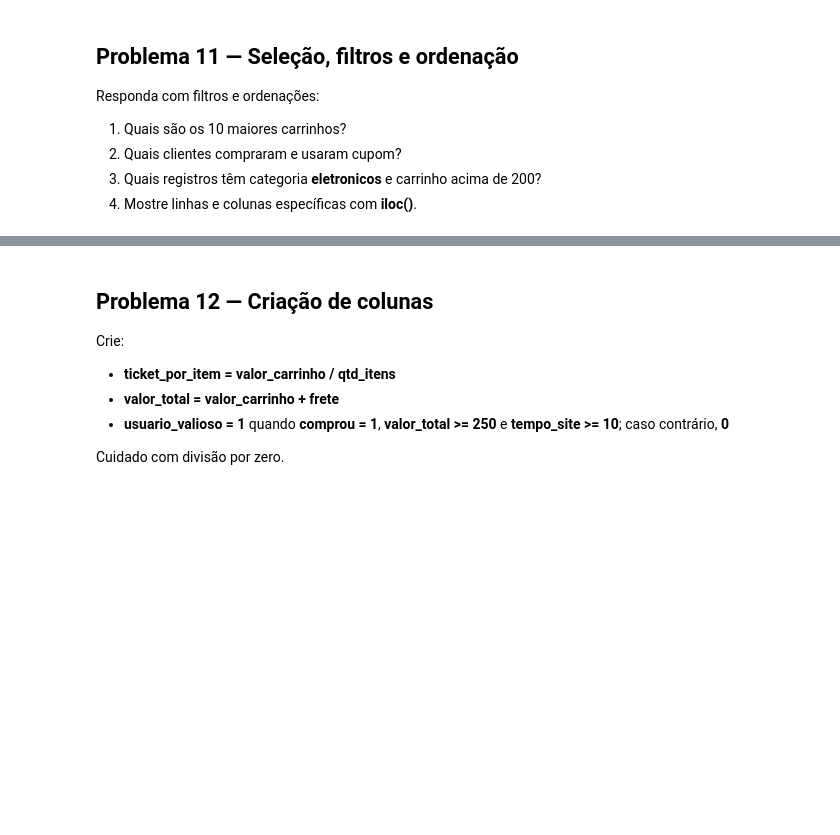
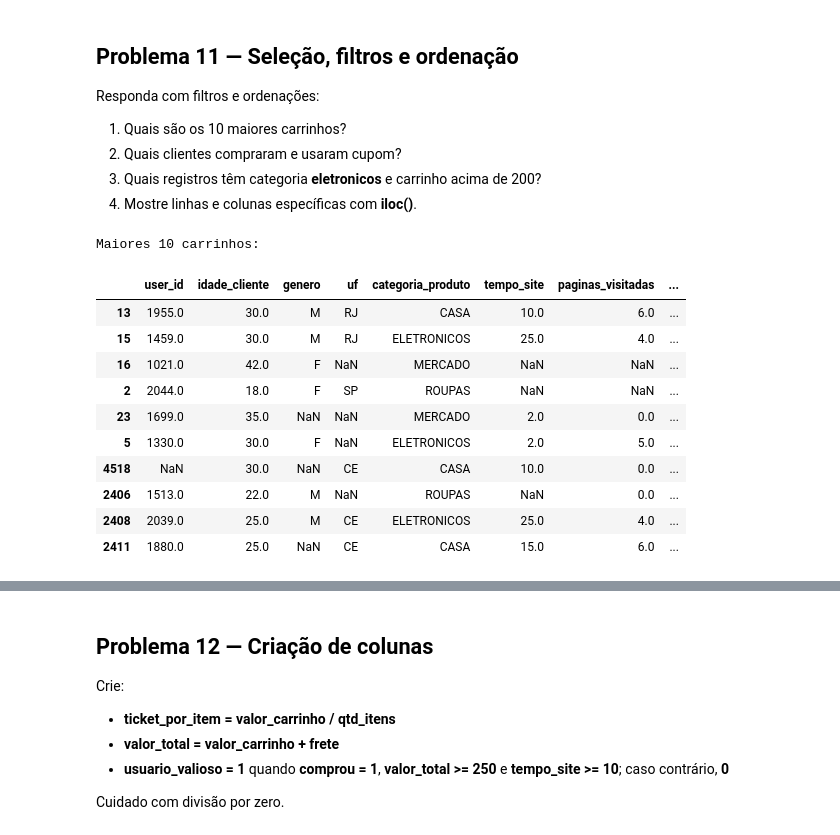
Before and after one commit to Somutt/revisao_py, a Jupyter notebook: 02_data_analysis/pandas_auditoria.ipynb, the cells around one changed output, grey strips where cells are left out. Cells and saved outputs as stored; diff of their text form; code cells hidden in the pictures; blank space fills up the shorter version.

```diff
--- a/02_data_analysis/pandas_auditoria.ipynb
+++ b/02_data_analysis/pandas_auditoria.ipynb
@@ -646,0 +810,4 @@ Compare a quantidade de duplicatas antes e depois da limpeza.
+# %%
+clean_df.drop_duplicates(inplace=True)
+
+print('Número de linhas após limpeza de duplicados:', len(clean_df))
@@ -654,4 +823,20 @@ Responda com filtros e ordenações:
 3. Quais registros têm categoria **eletronicos** e carrinho acima de 200?
 4. Mostre linhas e colunas específicas com **iloc()**.
 # %%
-# sua solução aqui
+top_carts = clean_df['valor_carrinho'].dropna().sort_values(ascending=False).head(10).index
+
+print('Maiores 10 carrinhos:')
+clean_df.loc[top_carts]
+# %% [output]
+Maiores 10 carrinhos:
+|  | user_id | idade_cliente | genero | uf | categoria_produto | tempo_site | paginas_visitadas | ... |
+| 13 | 1955.0 | 30.0 | M | RJ | CASA | 10.0 | 6.0 | ... |
+| 15 | 1459.0 | 30.0 | M | RJ | ELETRONICOS | 25.0 | 4.0 | ... |
+| 16 | 1021.0 | 42.0 | F | NaN | MERCADO | NaN | NaN | ... |
+| 2 | 2044.0 | 18.0 | F | SP | ROUPAS | NaN | NaN | ... |
+| 23 | 1699.0 | 35.0 | NaN | NaN | MERCADO | 2.0 | 0.0 | ... |
+| 5 | 1330.0 | 30.0 | F | NaN | ELETRONICOS | 2.0 | 5.0 | ... |
+| 4518 | NaN | 30.0 | NaN | CE | CASA | 10.0 | 0.0 | ... |
+| 2406 | 1513.0 | 22.0 | M | NaN | ROUPAS | NaN | 0.0 | ... |
+| 2408 | 2039.0 | 25.0 | M | CE | ELETRONICOS | 25.0 | 4.0 | ... |
+| 2411 | 1880.0 | 25.0 | NaN | CE | CASA | 15.0 | 6.0 | ... |
```
Also changed, not shown: parts of 28 cells of this notebook.
